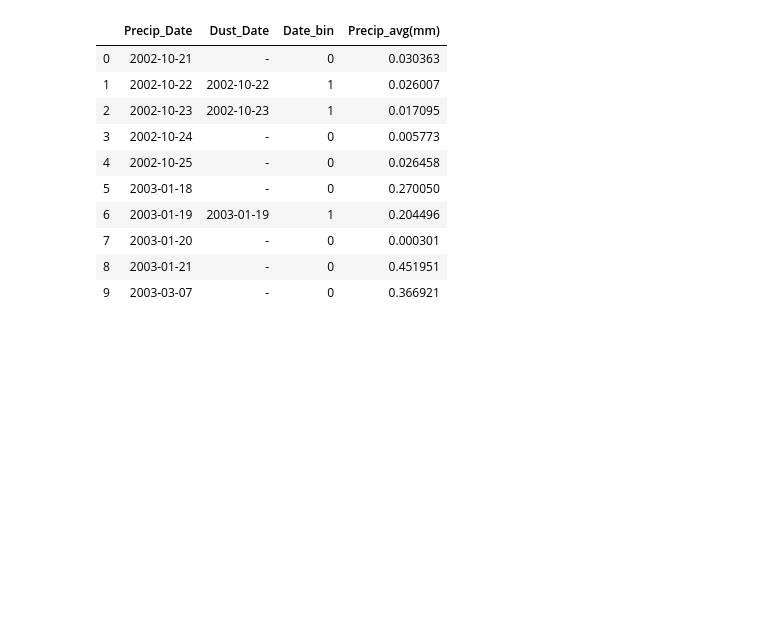
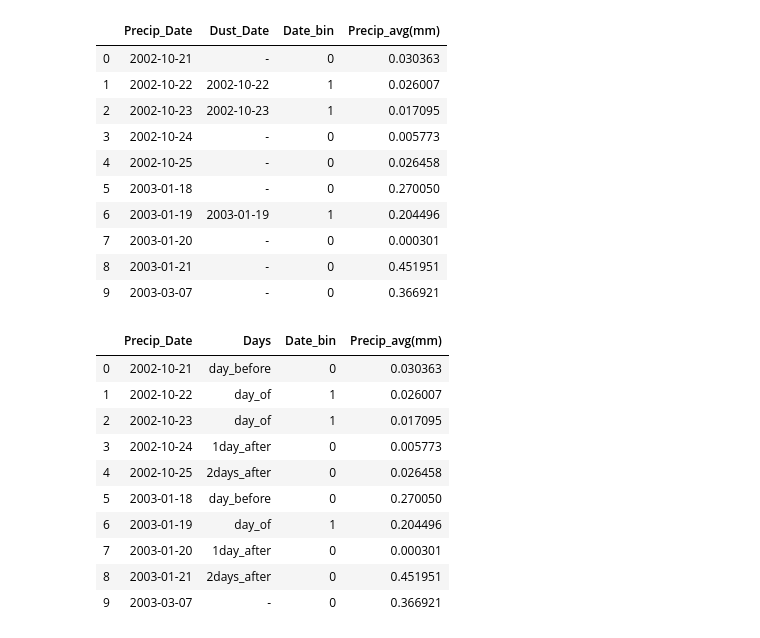
Before and after one commit to ArianeM13/DataAnalyticsSpring2020, a Jupyter notebook: ForRegression.ipynb, the cells around one changed output. Saved outputs shown, nothing was run; the diff lists cells and outputs as text; code cells hidden in the pictures; blank space fills up the shorter version.

```diff
--- a/ForRegression.ipynb
+++ b/ForRegression.ipynb
@@ -196,0 +199,36 @@ df2.to_csv("Precip_Binary.csv", index = False)
+# %%
+#Separating into Day of, before etc.
+dates_before = ['2002-10-21', '2003-01-18', '2003-03-08', '2003-09-14', '2003-10-29', '2004-10-04', '2005-01-10', '2005-01-16', '2005-11-03', '2006-07-17','2006-10-27', '2006-10-31', '2006-11-12', '2006-11-16','2007-04-12','2007-07-05','2007-08-26','2007-10-23','2007-12-08','2008-12-21','2009-01-15','2009-01-21','2009-01-29','2009-02-16','2009-02-27','2009-03-27','2009-06-20','2009-07-04','2009-08-04','2009-09-10','2009-09-19','2009-09-29','2009-10-12', '2009-10-24','2009-10-28','2009-11-03','2009-12-24','2010-01-02','2010-01-07','2010-01-11','2010-01-23','2010-02-08','2010-03-22','2010-04-18','2010-08-17','2010-11-30','2010-12-22','2011-01-11','2011-11-01','2012-10-22','2012-11-06','2012-12-03','2013-11-07','2013-11-15','2014-10-27','2015-03-31','2015-04-23','2015-05-19','2015-11-12','2016-02-19','2016-10-05','2016-10-22','2017-11-06','2018-01-19','2018-01-27','2018-02-02','2018-02-16','2018-05-07','2018-10-30','2019-02-24','2019-03-25','2019-11-08']
+date_after1 =['2002-10-24', '2003-01-20', '2003-03-14', '2003-09-16', '2003-09-19','2003-10-31', '2003-11-04', '2004-10-06', '2005-01-12', '2005-01-18','2005-11-06', '2006-07-19','2006-10-29','2006-11-07', '2006-11-14','2006-11-20','2006-11-25','2007-04-14','2007-07-07','2007-08-28','2007-10-25','2007-12-10','2008-12-23','2009-01-11','2009-01-17','2009-01-24','2009-01-31','2009-02-18','2009-03-01','2009-03-29','2009-04-06','2009-06-25','2009-07-06','2009-08-06','2009-09-12','2009-09-21','2009-09-24','2009-10-01','2009-10-14','2009-10-26','2009-10-31','2009-11-06','2009-12-26','2010-01-04','2010-01-09','2010-01-13','2010-01-26','2010-02-10','2010-03-24','2010-04-20','2010-08-19','2010-12-02','2010-12-24','2011-01-13','2011-11-03','2012-10-28','2012-11-08','2012-12-05','2013-11-09','2013-11-18','2014-10-29','2015-04-03','2015-04-25','2015-05-23','2015-11-14','2016-02-21','2016-10-07','2016-10-26','2017-11-09','2017-11-16','2017-11-19','2018-01-21','2018-01-29','2018-02-04','2018-02-18','2018-05-09','2018-11-02','2019-02-26','2019-03-27','2019-11-10']
+date_after2 =['2002-10-25', '2003-01-21','2003-03-15', '2003-09-20', '2003-11-05', '2004-10-07', '2005-01-13', '2005-01-19', '2005-11-07', '2006-07-20', '2006-10-30', '2006-11-08','2006-11-15','2006-11-26','2007-04-15','2007-07-08', '2007-08-29','2007-10-26','2007-12-11','2008-12-24','2009-01-12','2009-01-18','2009-01-25','2009-02-01','2009-02-19','2009-03-02','2009-03-30','2009-04-07','2009-06-26','2009-07-07','2009-08-07','2009-09-13','2009-09-25','2009-10-02','2009-10-15','2009-10-27','2009-11-01','2009-11-07','2009-12-27','2010-01-05','2010-01-10','2010-01-14','2010-01-27','2010-02-11','2010-03-25','2010-04-21','2010-08-20','2010-12-03','2010-12-25','2011-01-14','2011-11-04','2012-10-29','2012-11-09','2012-12-06','2013-11-10','2013-11-19','2014-10-30','2015-04-04','2015-04-26','2015-05-24','2015-11-15','2016-02-22','2016-10-08','2016-10-27','2017-11-20','2018-01-22','2018-01-30','2018-02-05','2018-02-19','2018-05-10','2018-11-03','2019-02-27','2019-03-28','2019-11-11']
+
+days = []
+for i in precip_dates2:
+    if i in dust_dates2:
+        days.append('day_of')
+    elif i in dates_before:
+        days.append('day_before')
+    elif i in date_after1:
+        days.append('1day_after')
+    elif i in date_after2:
+        days.append('2days_after')
+    else:
+        days.append('-')
+# %%
+df3 = pd.DataFrame({"Precip_Date": precip_dates2,
+                        "Days":days,
+                        "Date_bin": dates_binary2,
+                        "Precip_avg(mm)": precip_amt})
+df3.head(10)
+# %% [output]
+|  | Precip_Date | Days | Date_bin | Precip_avg(mm) |
+| 0 | 2002-10-21 | day_before | 0 | 0.030363 |
+| 1 | 2002-10-22 | day_of | 1 | 0.026007 |
+| 2 | 2002-10-23 | day_of | 1 | 0.017095 |
+| 3 | 2002-10-24 | 1day_after | 0 | 0.005773 |
+| 4 | 2002-10-25 | 2days_after | 0 | 0.026458 |
+| 5 | 2003-01-18 | day_before | 0 | 0.270050 |
+| 6 | 2003-01-19 | day_of | 1 | 0.204496 |
+| 7 | 2003-01-20 | 1day_after | 0 | 0.000301 |
+| 8 | 2003-01-21 | 2days_after | 0 | 0.451951 |
+| 9 | 2003-03-07 | - | 0 | 0.366921 |
```
Also changed, not shown: parts of 15 cells of this notebook.
